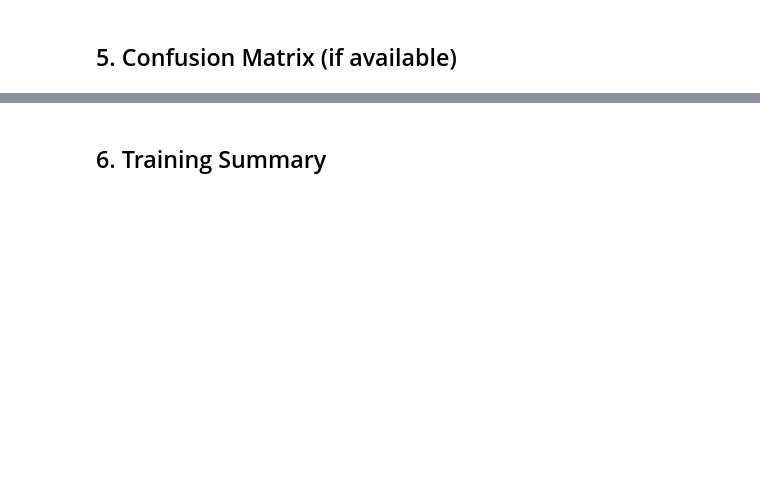
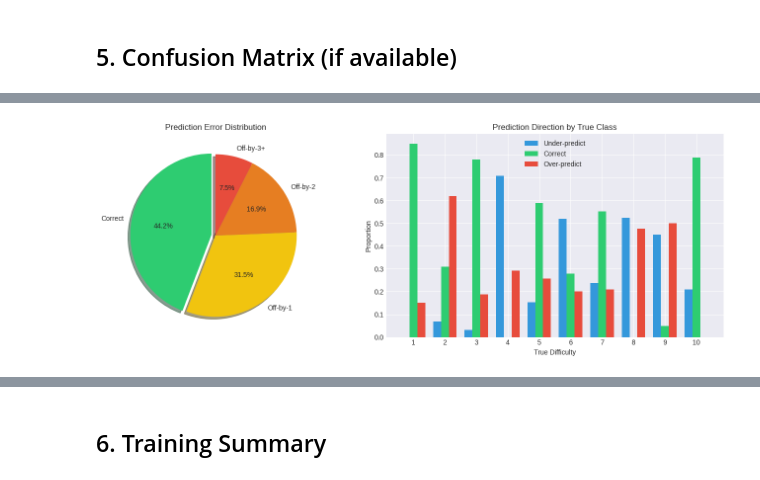
Before and after one commit to Ybx-jp/stepmania-ml, a Jupyter notebook: notebooks/training_analysis.ipynb, the cells around one changed output, grey strips where cells are left out. Saved outputs shown, nothing was run; the diff lists cells and outputs as text; code cells hidden in the pictures; blank space fills up the shorter version.

```diff
--- a/notebooks/training_analysis.ipynb
+++ b/notebooks/training_analysis.ipynb
@@ -172,0 +279,96 @@ else:
+# %%
+if confusion_matrix is not None:
+    cm = confusion_matrix.astype('float')
+    num_classes = cm.shape[0]
+    total_samples = cm.sum()
+
+    # Categorize errors by distance
+    correct = np.trace(cm)
+    off_by_1 = 0
+    off_by_2 = 0
+    off_by_3_plus = 0
+
+    for i in range(num_classes):
+        for j in range(num_classes):
+            if i == j:
+                continue
+            distance = abs(i - j)
+            if distance == 1:
+                off_by_1 += cm[i, j]
+            elif distance == 2:
+                off_by_2 += cm[i, j]
+            else:
+                off_by_3_plus += cm[i, j]
+
+    total_errors = total_samples - correct
+
+    # Calculate MAE from confusion matrix
+    mae = 0
+    for i in range(num_classes):
+        for j in range(num_classes):
+            mae += cm[i, j] * abs(i - j)
+    mae /= total_samples
+
+    # Visualize error distribution
+    fig, axes = plt.subplots(1, 2, figsize=(14, 5))
+
+    # Pie chart of error types
+    ax = axes[0]
+    sizes = [correct, off_by_1, off_by_2, off_by_3_plus]
+    labels = ['Correct', 'Off-by-1', 'Off-by-2', 'Off-by-3+']
+    colors = ['#2ecc71', '#f1c40f', '#e67e22', '#e74c3c']
+    explode = (0.05, 0, 0, 0)
+    ax.pie(sizes, explode=explode, labels=labels, colors=colors, autopct='%1.1f%%',
+           shadow=True, startangle=90)
+    ax.set_title('Prediction Error Distribution')
+
+    # Error flow diagram (where do errors go?)
+    ax = axes[1]
+    error_flow = np.zeros((num_classes, 3))  # [under-predict, correct, over-predict]
+    for i in range(num_classes):
+        for j in range(num_classes):
+            if j < i:
+                error_flow[i, 0] += cm[i, j]  # Under-predicted
+            elif j == i:
+                error_flow[i, 1] += cm[i, j]  # Correct
+            else:
+                error_flow[i, 2] += cm[i, j]  # Over-predicted
+
+    # Normalize by row
+    row_sums = error_flow.sum(axis=1, keepdims=True)
+    error_flow_norm = np.divide(error_flow, row_sums, where=row_sums!=0)
+
+    x = np.arange(1, 11)
+    width = 0.25
+    ax.bar(x - width, error_flow_norm[:, 0], width, label='Under-predict', color='#3498db')
+    ax.bar(x, error_flow_norm[:, 1], width, label='Correct', color='#2ecc71')
+    ax.bar(x + width, error_flow_norm[:, 2], width, label='Over-predict', color='#e74c3c')
+    ax.set_xlabel('True Difficulty')
+    ax.set_ylabel('Proportion')
+    ax.set_title('Prediction Direction by True Class')
+    ax.set_xticks(x)
+    ax.legend()
+
+    plt.tight_layout()
+    plt.show()
+
+    # Print summary
+    print("Error Analysis Summary:")
+    print(f"  Total samples:  {int(total_samples)}")
+    print(f"  Correct:        {int(correct)} ({100*correct/total_samples:.1f}%)")
+    print(f"  Off-by-1:       {int(off_by_1)} ({100*off_by_1/total_samples:.1f}%)")
+    print(f"  Off-by-2:       {int(off_by_2)} ({100*off_by_2/total_samples:.1f}%)")
+    print(f"  Off-by-3+:      {int(off_by_3_plus)} ({100*off_by_3_plus/total_samples:.1f}%)")
+    print(f"")
+    print(f"  Mean Absolute Error (MAE): {mae:.3f}")
+    print(f"  (Lower is better - perfect model has MAE=0)")
+
+    # Interpretation
+    if off_by_1 / max(total_errors, 1) > 0.5:
+        print(f"\n  Most errors are adjacent - ordinal regression may help!")
+    elif off_by_3_plus / max(total_errors, 1) > 0.3:
+        print(f"\n  Many distant errors - model has fundamental discrimination issues")
+else:
+    print("No confusion matrix available for error analysis.")
+# %% [output]
+[figure, added]
```
Also changed, not shown: parts of 16 cells of this notebook, 4 other files.
